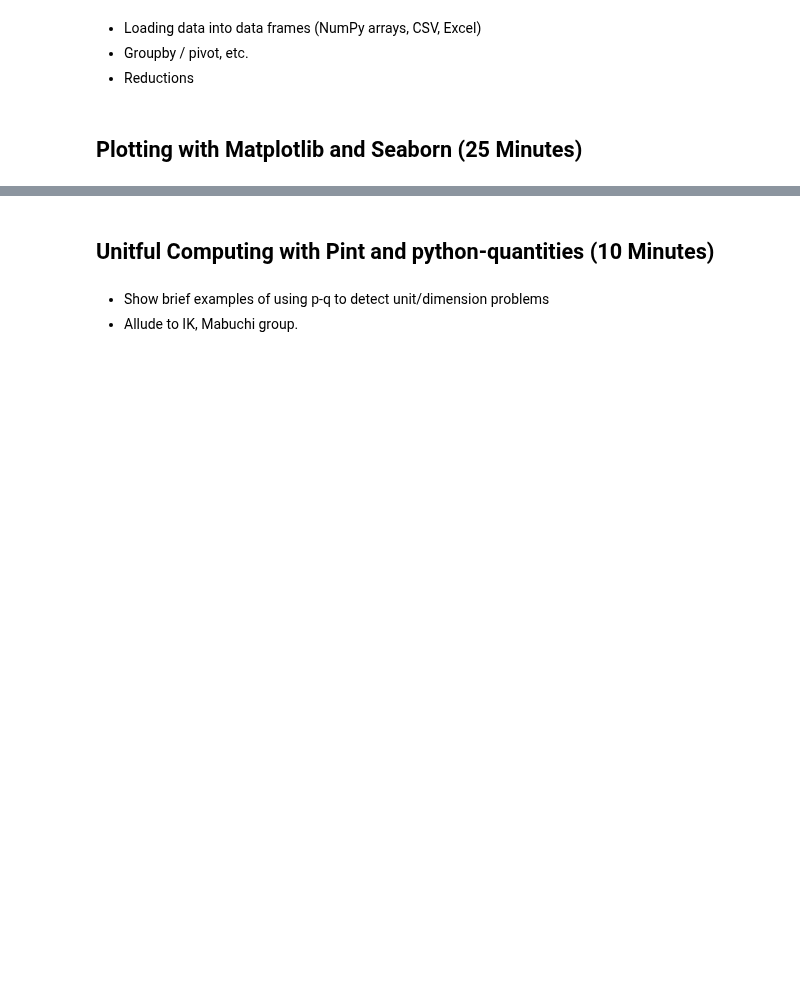
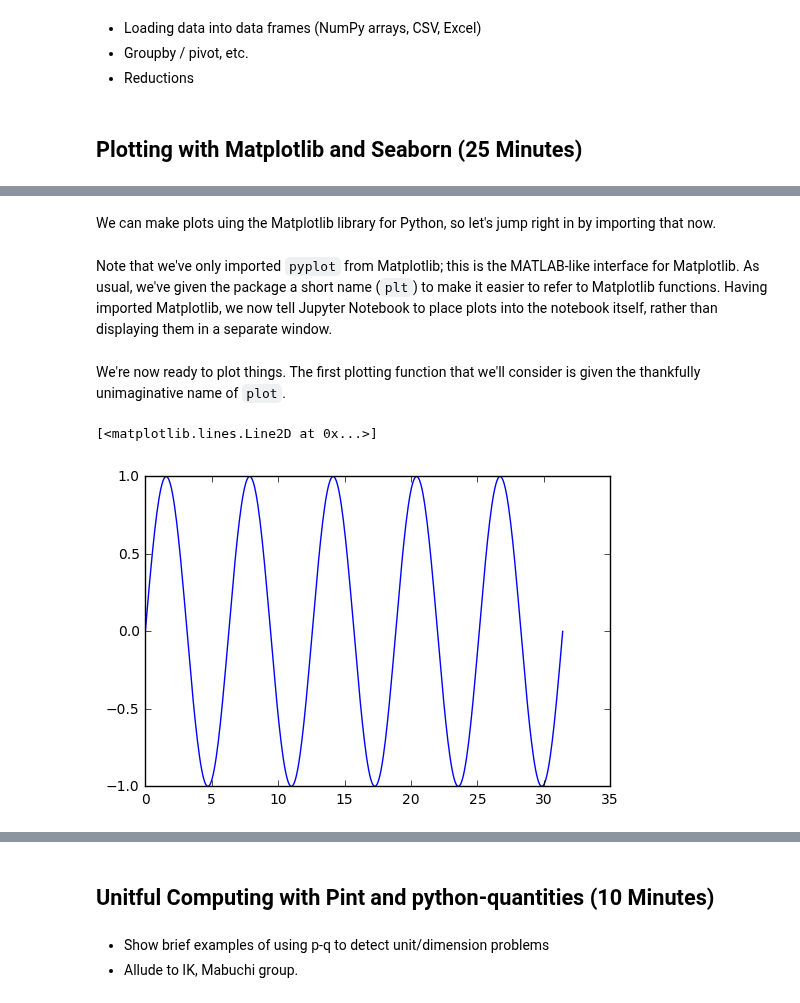
Before and after one commit to QuinnPhys/PythonWorkshop-science, a Jupyter notebook: lecture-3-python-scicomp.ipynb, the cells around one changed output, grey strips where cells are left out. Saved outputs shown, nothing was run; the diff lists cells and outputs as text; code cells hidden in the pictures; blank space fills up the shorter version.

Commit message:
Added a lot of detail to L3 notes.

```diff
--- a/lecture-3-python-scicomp.ipynb
+++ b/lecture-3-python-scicomp.ipynb
@@ -330,0 +338,2 @@ eigenvalues, eigenvectors = np.linalg.eig([[0, 1], [1, 0]])
+# %% [markdown]
+We can make plots uing the Matplotlib library for Python, so let's jump right in by importing that now.
@@ -330,0 +342,2 @@ eigenvalues, eigenvectors = np.linalg.eig([[0, 1], [1, 0]])
+# %% [markdown]
+Note that we've only imported ``pyplot`` from Matplotlib; this is the MATLAB-like interface for Matplotlib. As usual, we've given the package a short name (``plt``) to make it easier to refer to Matplotlib functions. Having imported Matplotlib, we now tell Jupyter Notebook to place plots into the notebook itself, rather than displaying them in a separate window.
@@ -330,0 +346,8 @@ eigenvalues, eigenvectors = np.linalg.eig([[0, 1], [1, 0]])
+# %% [markdown]
+We're now ready to plot things. The first plotting function that we'll consider is given the thankfully unimaginative name of ``plot``.
+# %%
+xs = np.linspace(0, 10 * np.pi, 401)
+plt.plot(xs, np.sin(xs))
+# %% [output]
+[<matplotlib.lines.Line2D at 0x...>]
+[figure, added]
```
Also changed, not shown: parts of 19 cells of this notebook.
